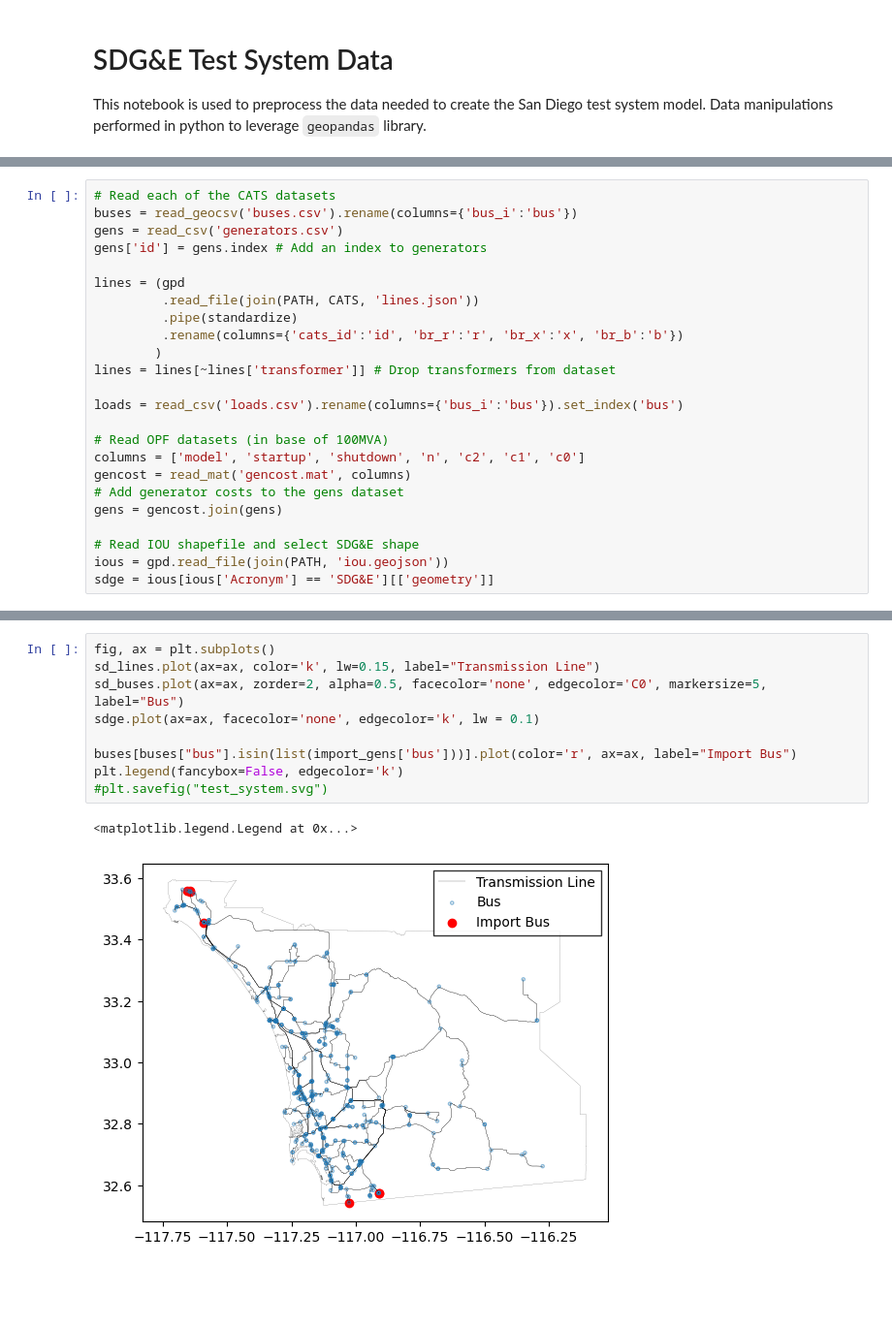
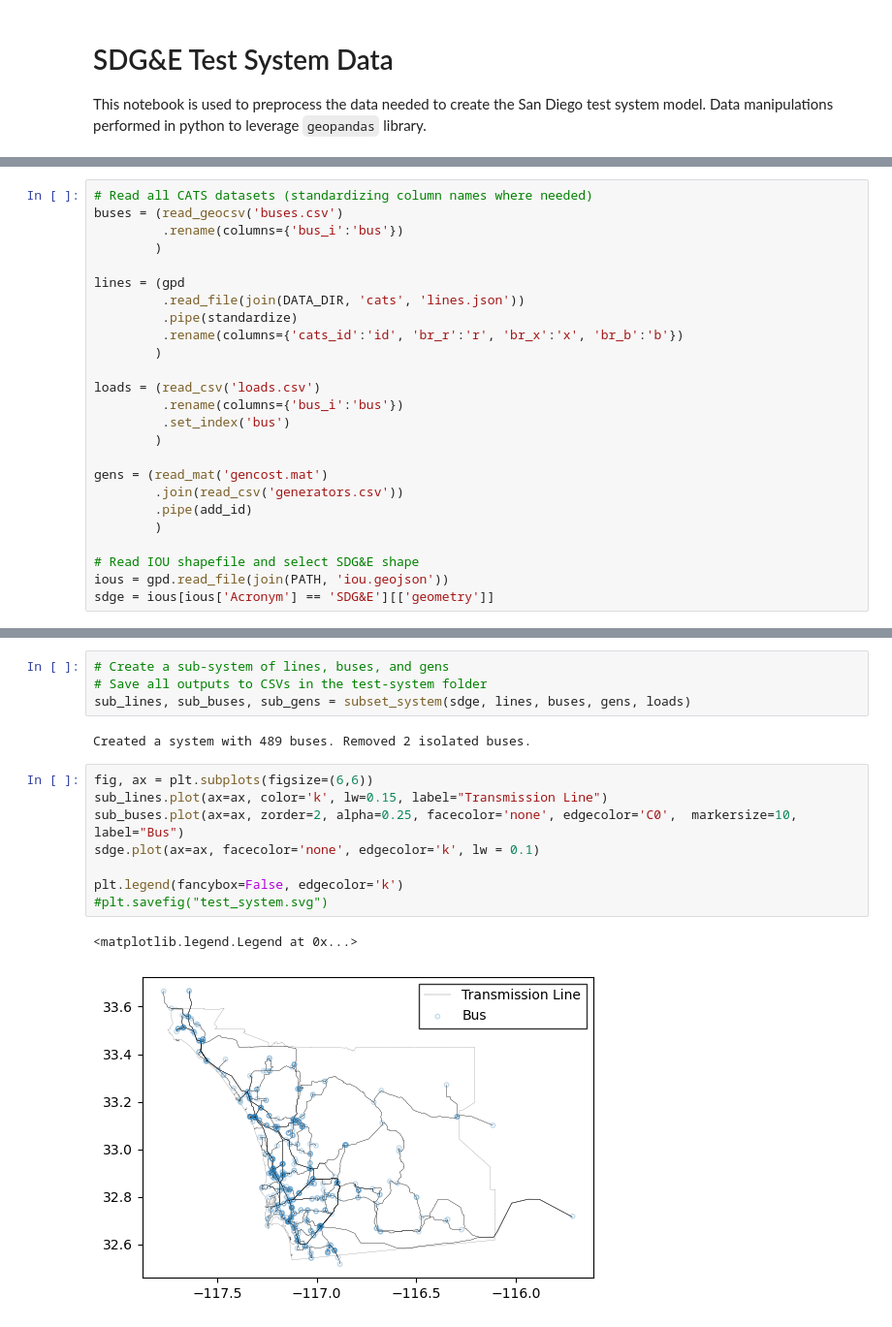
Before and after one commit to asedlak-ucsd/MAE243-Project, a Jupyter notebook: src/Test-System-Data-Processing.ipynb, the cells around one changed output, grey strips where cells are left out. Shown at 97% size. Cells and saved outputs as stored; diff of their text form; blank space fills up the shorter version.

```diff
--- a/src/Test-System-Data-Processing.ipynb
+++ b/src/Test-System-Data-Processing.ipynb
@@ -61,23 +24,24 @@ def standardize(df):
 # %%
-# Read each of the CATS datasets
-buses = read_geocsv('buses.csv').rename(columns={'bus_i':'bus'})
-gens = read_csv('generators.csv')
-gens['id'] = gens.index # Add an index to generators
+# Read all CATS datasets (standardizing column names where needed)
+buses = (read_geocsv('buses.csv')
+         .rename(columns={'bus_i':'bus'})
+        )
 
 lines = (gpd
-         .read_file(join(PATH, CATS, 'lines.json'))
+         .read_file(join(DATA_DIR, 'cats', 'lines.json'))
          .pipe(standardize)
          .rename(columns={'cats_id':'id', 'br_r':'r', 'br_x':'x', 'br_b':'b'})
         )
-lines = lines[~lines['transformer']] # Drop transformers from dataset
 
-loads = read_csv('loads.csv').rename(columns={'bus_i':'bus'}).set_index('bus')
+loads = (read_csv('loads.csv')
+         .rename(columns={'bus_i':'bus'})
+         .set_index('bus')
+        )
 
-# Read OPF datasets (in base of 100MVA)
-columns = ['model', 'startup', 'shutdown', 'n', 'c2', 'c1', 'c0']
-gencost = read_mat('gencost.mat', columns)
-# Add generator costs to the gens dataset
-gens = gencost.join(gens)
+gens = (read_mat('gencost.mat')
+        .join(read_csv('generators.csv'))
+        .pipe(add_id)
+        )
 
 # Read IOU shapefile and select SDG&E shape
 ious = gpd.read_file(join(PATH, 'iou.geojson'))
@@ -146,12 +49,17 @@ load_24h_wi.to_csv(join(PATH, "test_system", "loads_24h_wi.csv"))
+# %%
+# Create a sub-system of lines, buses, and gens
+# Save all outputs to CSVs in the test-system folder
+sub_lines, sub_buses, sub_gens = subset_system(sdge, lines, buses, gens, loads)
+# %% [output]
+Created a system with 489 buses. Removed 2 isolated buses.
 # %%
-fig, ax = plt.subplots()
-sd_lines.plot(ax=ax, color='k', lw=0.15, label="Transmission Line")
-sd_buses.plot(ax=ax, zorder=2, alpha=0.5, facecolor='none', edgecolor='C0', markersize=5, label="Bus")
+fig, ax = plt.subplots(figsize=(6,6))
+sub_lines.plot(ax=ax, color='k', lw=0.15, label="Transmission Line")
+sub_buses.plot(ax=ax, zorder=2, alpha=0.25, facecolor='none', edgecolor='C0',  markersize=10, label="Bus")
 sdge.plot(ax=ax, facecolor='none', edgecolor='k', lw = 0.1)
 
-buses[buses["bus"].isin(list(import_gens['bus']))].plot(color='r', ax=ax, label="Import Bus")
 plt.legend(fancybox=False, edgecolor='k')
 #plt.savefig("test_system.svg")
 # %% [output]
 <matplotlib.legend.Legend at 0x...>
-[figure, old version]
+[figure, new version]
```
Also changed, not shown: parts of 6 cells of this notebook, 13 other files.
